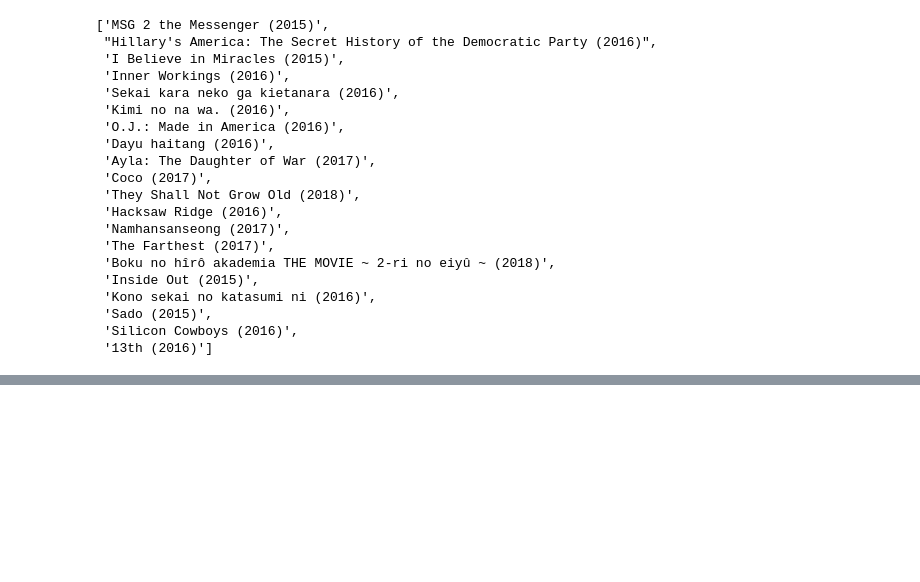
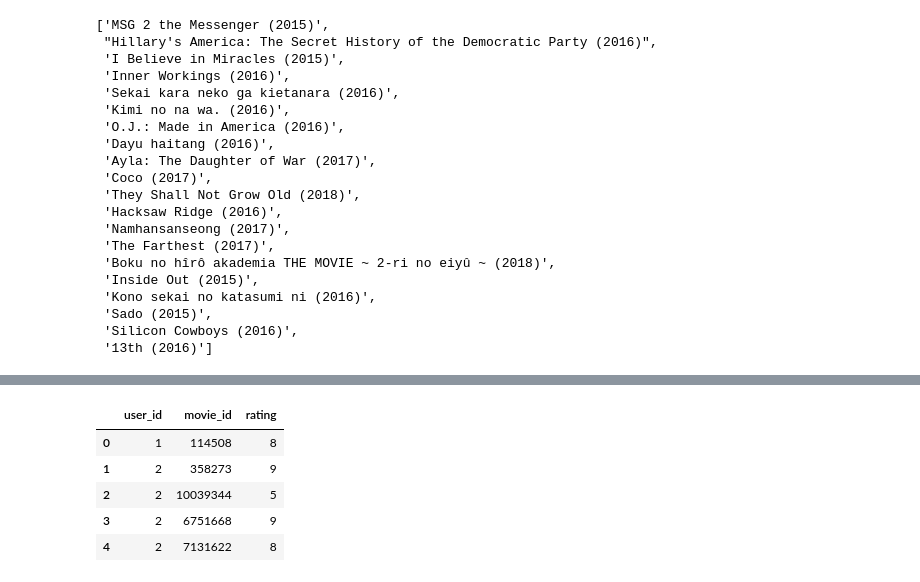
Before and after one commit to edifierxuhao/Experimental-Design-Recommendations, a Jupyter notebook: Recommendation_Engines.ipynb, the cells around one changed output, grey strips where cells are left out. Saved outputs shown, nothing was run; the diff lists cells and outputs as text; code cells hidden in the pictures; blank space fills up the shorter version.

```diff
--- a/Recommendation_Engines.ipynb
+++ b/Recommendation_Engines.ipynb
@@ -405,0 +882,10 @@ a
+# %%
+user_items = reviews[['user_id', 'movie_id', 'rating']]
+user_items.head()
+# %% [output]
+|  | user_id | movie_id | rating |
+| 0 | 1 | 114508 | 8 |
+| 1 | 2 | 358273 | 9 |
+| 2 | 2 | 10039344 | 5 |
+| 3 | 2 | 6751668 | 9 |
+| 4 | 2 | 7131622 | 8 |
```
Also changed, not shown: parts of 55 cells of this notebook, 3 other files.
